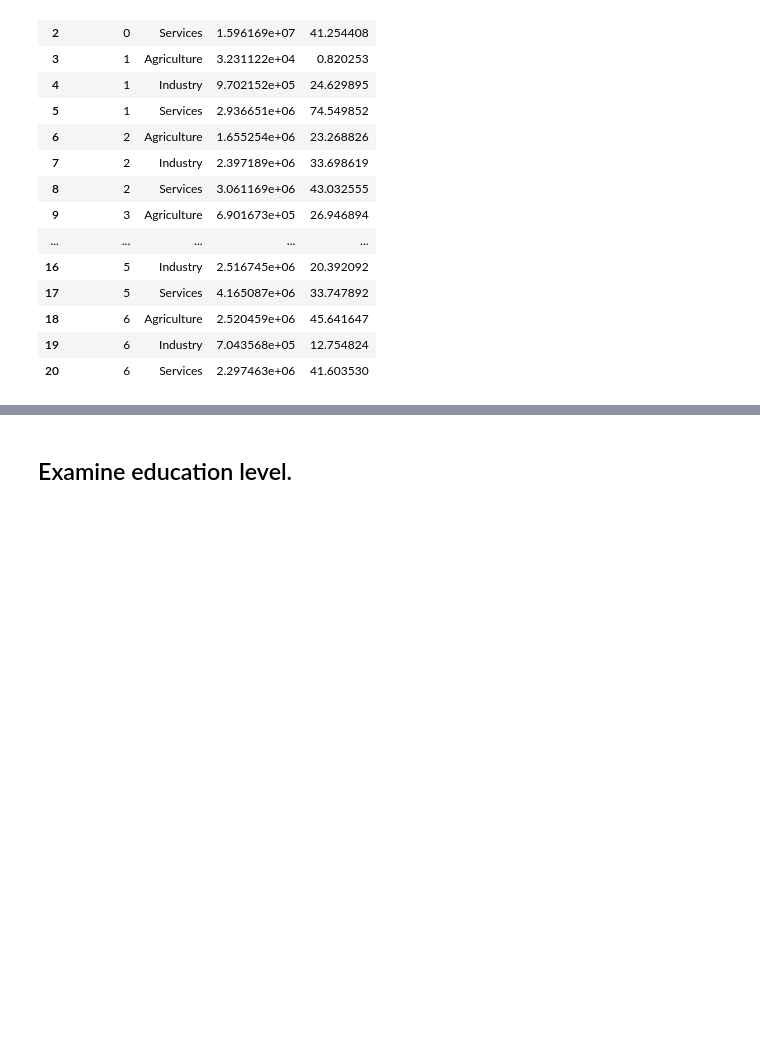
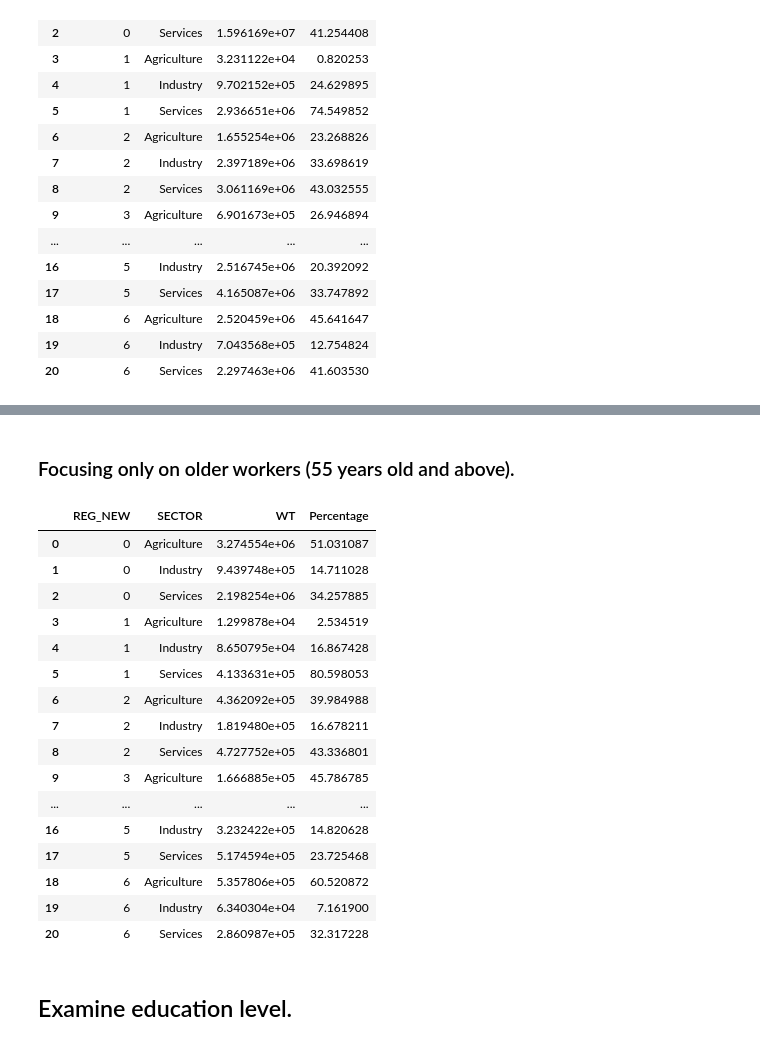
Before and after one commit to PhakphumJ/Thesis_code, a Jupyter notebook: LFS_code.ipynb, the cells around one changed output, grey strips where cells are left out. Cells and saved outputs as stored; diff of their text form; code cells hidden in the pictures; blank space fills up the shorter version.

```diff
--- a/LFS_code.ipynb
+++ b/LFS_code.ipynb
@@ -473,3 +563,49 @@ LFS_56_Q1_SEC_REG
+# %% [markdown]
+### Focusing only on older workers (55 years old and above).
+# %%
+## Tabulate the data. Number of people in each sector.
+LFS_56_Q1_OLD_SEC_REG = LFS_56_Q1_OLD.groupby(["REG_NEW", "SECTOR"]).agg({"WT": "sum"}).reset_index()
+
+## Create a new column for the percentage of each sector.
+LFS_56_Q1_OLD_SEC_REG["Percentage"] = LFS_56_Q1_OLD_SEC_REG.groupby('REG_NEW')["WT"].apply(lambda x: x / x.sum() * 100).reset_index().WT
+
+## Compute the total number of people in each sector at the national level.
+LFS_56_Q1_OLD_SEC_NAT = LFS_56_Q1_OLD_SEC_REG.groupby("SECTOR").agg({"WT": "sum"}).reset_index()
+
+## Create column REG_NEW for the national level. Set it to 0.
+LFS_56_Q1_OLD_SEC_NAT["REG_NEW"] = 0
+
+## Create a new column for the percentage of each sector.
+LFS_56_Q1_OLD_SEC_NAT["Percentage"] = LFS_56_Q1_OLD_SEC_NAT["WT"]/LFS_56_Q1_OLD_SEC_NAT["WT"].sum() * 100
+
+# Make the order of columns the same as LFS_56_Q1_OLD_SEC_REG
+LFS_56_Q1_OLD_SEC_NAT = LFS_56_Q1_OLD_SEC_NAT[LFS_56_Q1_OLD_SEC_REG.columns]
+
+## Concatenate the national level data to the regional level data.
+LFS_56_Q1_OLD_SEC_REG = pd.concat([LFS_56_Q1_OLD_SEC_NAT, LFS_56_Q1_OLD_SEC_REG]).reset_index(drop=True)
+
+## remove the dataframes that are no longer needed.
+del LFS_56_Q1_OLD_SEC_NAT
+
+LFS_56_Q1_OLD_SEC_REG
+# %% [output]
+|  | REG_NEW | SECTOR | WT | Percentage |
+| 0 | 0 | Agriculture | 3.274554e+06 | 51.031087 |
+| 1 | 0 | Industry | 9.439748e+05 | 14.711028 |
+| 2 | 0 | Services | 2.198254e+06 | 34.257885 |
+| 3 | 1 | Agriculture | 1.299878e+04 | 2.534519 |
+| 4 | 1 | Industry | 8.650795e+04 | 16.867428 |
+| 5 | 1 | Services | 4.133631e+05 | 80.598053 |
+| 6 | 2 | Agriculture | 4.362092e+05 | 39.984988 |
+| 7 | 2 | Industry | 1.819480e+05 | 16.678211 |
+| 8 | 2 | Services | 4.727752e+05 | 43.336801 |
+| 9 | 3 | Agriculture | 1.666885e+05 | 45.786785 |
+| ... | ... | ... | ... | ... |
+| 16 | 5 | Industry | 3.232422e+05 | 14.820628 |
+| 17 | 5 | Services | 5.174594e+05 | 23.725468 |
+| 18 | 6 | Agriculture | 5.357806e+05 | 60.520872 |
+| 19 | 6 | Industry | 6.340304e+04 | 7.161900 |
+| 20 | 6 | Services | 2.860987e+05 | 32.317228 |
 # %% [markdown]
 ## Examine education level.
 # %% [markdown]
```
Also changed, not shown: parts of 4 cells of this notebook.
